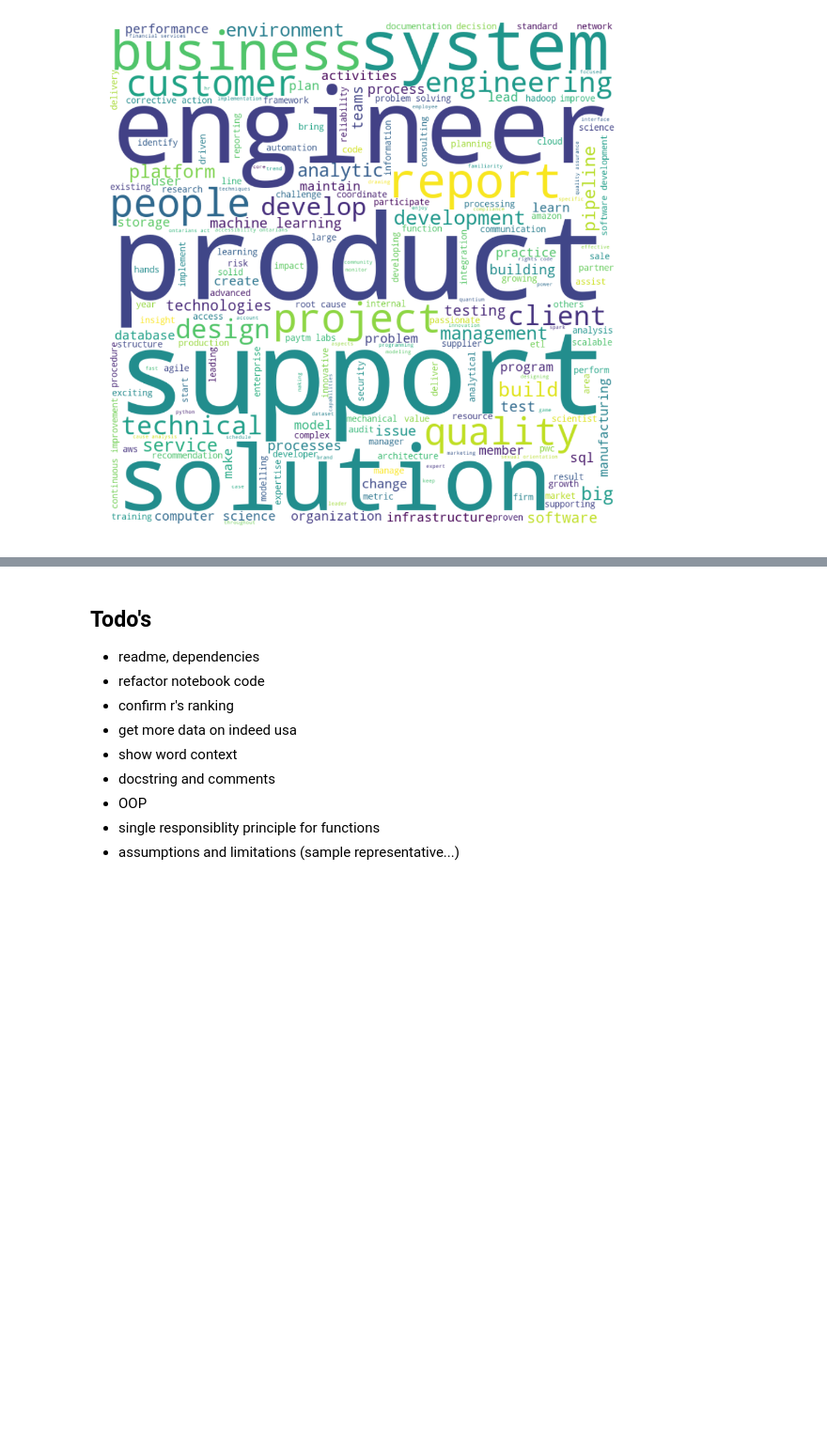
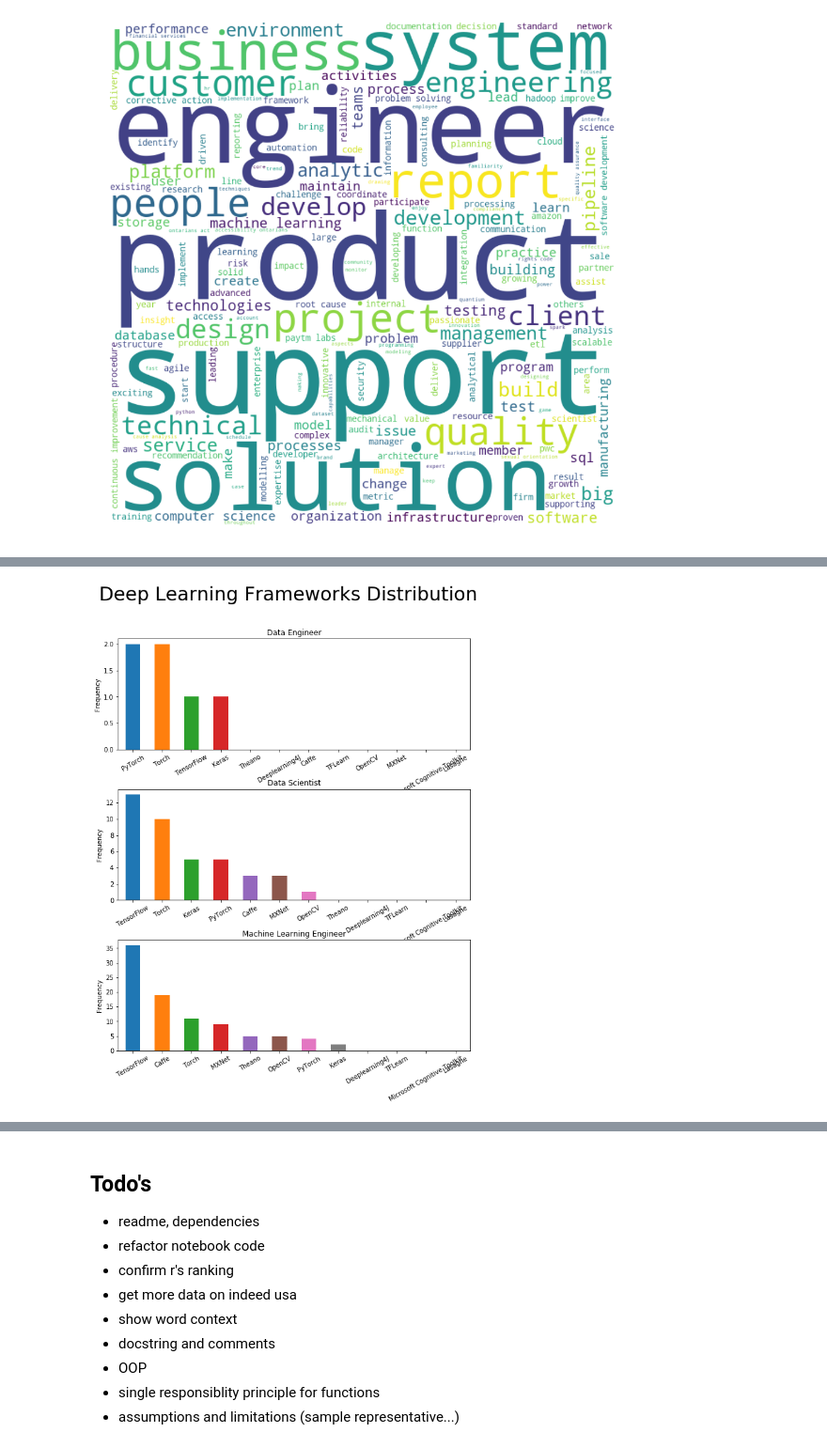
Before and after one commit to georgeliu1998/ideal_profiles, a Jupyter notebook: ideal_profiles_2.ipynb, the cells around one changed output, grey strips where cells are left out. Shown at 94% size. Drawn from its saved outputs; the diff is of its cells as text; code cells hidden in the pictures; blank space fills up the shorter version.

```diff
--- a/ideal_profiles_2.ipynb
+++ b/ideal_profiles_2.ipynb
@@ -25,0 +36,4 @@ plot_skill(df, 'programming languages', save_figure=True)
+# %%
+plot_skill(df, 'deep learning frameworks', save_figure=True)
+# %% [output]
+[figure, added]
```
Also changed, not shown: parts of 13 cells of this notebook.
